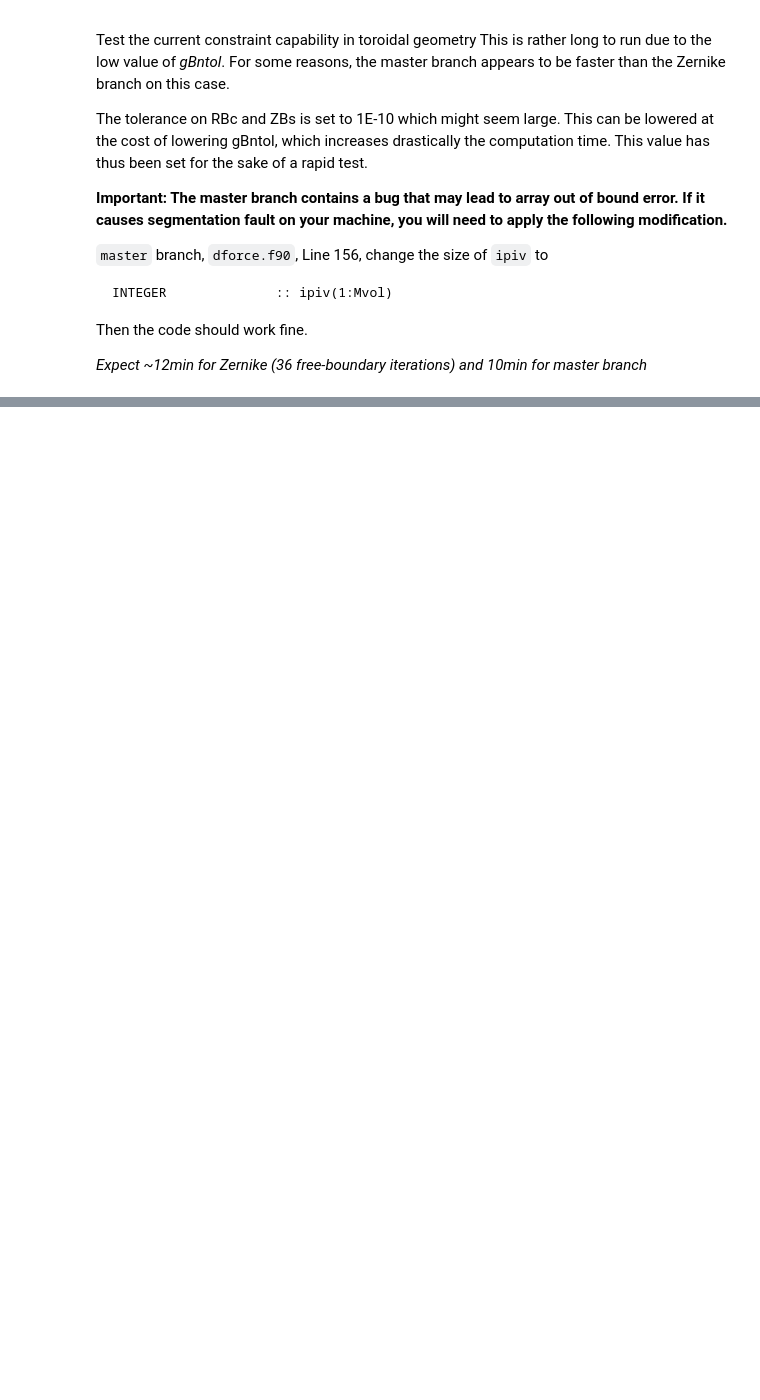
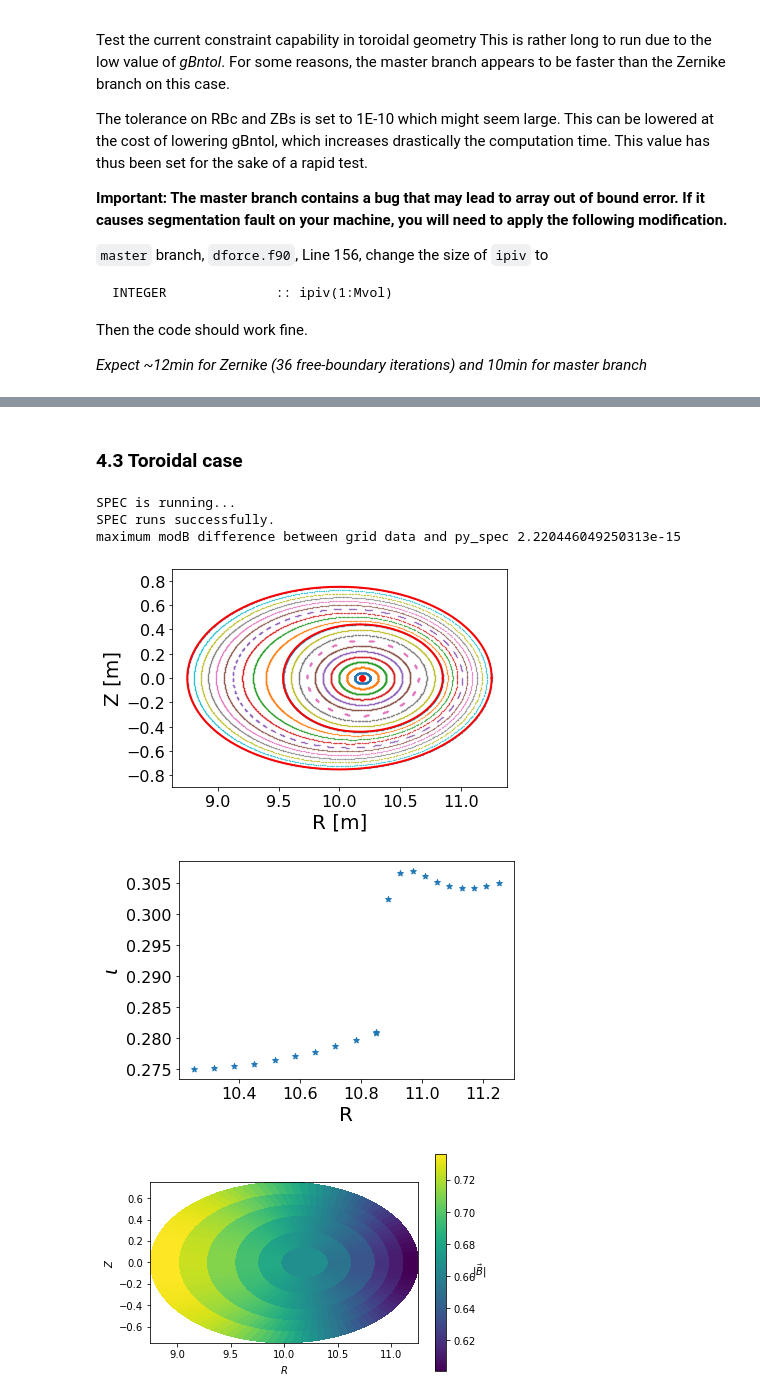
Before and after one commit to PrincetonUniversity/SPEC, a Jupyter notebook: InputFiles/Verification/Zernike/notebooks/check_convergence.ipynb, the cells around one changed output, grey strips where cells are left out. Drawn from its saved outputs; the diff is of its cells as text; code cells hidden in the pictures; blank space fills up the shorter version.

```diff
--- a/InputFiles/Verification/Zernike/notebooks/check_convergence.ipynb
+++ b/InputFiles/Verification/Zernike/notebooks/check_convergence.ipynb
@@ -507,0 +627,60 @@ Bp  matches, diff 3.070946275052222e-13
+# %% [markdown]
+### 4.3 Toroidal case
+# %%
+input_file_name='InputFiles/TestCases/G3V02L1Fi.001.sp'
+
+replace_namelist = list()
+replace_namelist.append(('diagnosticslist', 'nppts', 1000))
+replace_namelist.append(('diagnosticslist', 'nptrj', [10,10]))
+
+result = run_case(input_file_name, ncpus=2, LradZernike=8, others=replace_namelist, run_master=False)
+
+# poincare
+import matplotlib.pyplot as plt
+fig, ax = plt.subplots()
+result.Zernike_output.plot_poincare(ax=ax, s=0.3)
+dummy = result.Zernike_output.plot_kam_surface(ax=ax)
+
+# iota
+fig, ax = plt.subplots()
+result.Zernike_output.plot_iota(ax=ax)
+
+# modB
+fig, ax = plt.subplots()
+sarr = np.linspace(-0.99,1.0,4)
+tarr = np.linspace(0,2*np.pi,100)
+result.Zernike_output.plot_modB(sarr=sarr,tarr=tarr,ax=ax)
+
+# compare mod B of python tools to the grid data
+maxdiff = 0.0
+
+for i in range(2):
+    gridmodB = np.sqrt(np.array(result.Zernike_output.grid.BR[i])**2 + np.array(result.Zernike_output.grid.BZ[i])**2
+                       + np.array(result.Zernike_output.grid.Bp[i]*result.Zernike_output.grid.Rij[i])**2)
+    Lrad = result.Zernike_output.input.physics.Lrad[i]
+    Nt = result.Zernike_output.grid.Nt
+    Nz = result.Zernike_output.grid.Nz
+    Nfp = result.Zernike_output.input.physics.Nfp
+    sarr = np.linspace(-1.0,1.0,Lrad+1)
+    if i==0:
+        sarr[0]=-0.999
+    tarr = np.linspace(0, 2*np.pi,Nt+1)[:-1]
+    zarr = np.linspace(0, 2*np.pi/Nfp,Nz+1)[:-1]
+    Bcontra = result.Zernike_output.get_B(lvol=i,sarr=sarr,tarr=tarr,zarr=zarr)
+    R, Z, jacobian, g = result.Zernike_output.get_grid_and_jacobian_and_metric(lvol=i,sarr=sarr,tarr=tarr,zarr=zarr)
+    modB = result.Zernike_output.get_modB(Bcontra,g)
+    if i==0: # illegal data on axis for first volume
+        modB[0,:,:] = 0.0
+    modBg = np.transpose(np.reshape(gridmodB.T,[Lrad+1,Nz,Nt]),(0,2,1))
+
+    localdiff = np.max(np.abs(modB-modBg))
+    maxdiff = np.max([maxdiff, localdiff])
+
+print('maximum modB difference between grid data and py_spec', maxdiff)
+# %% [output]
+SPEC is running...
+SPEC runs successfully.
+maximum modB difference between grid data and py_spec 2.220446049250313e-15
+[figure, added]
+[figure, added]
+[figure, added]
```
Also changed, not shown: parts of 19 cells of this notebook.
